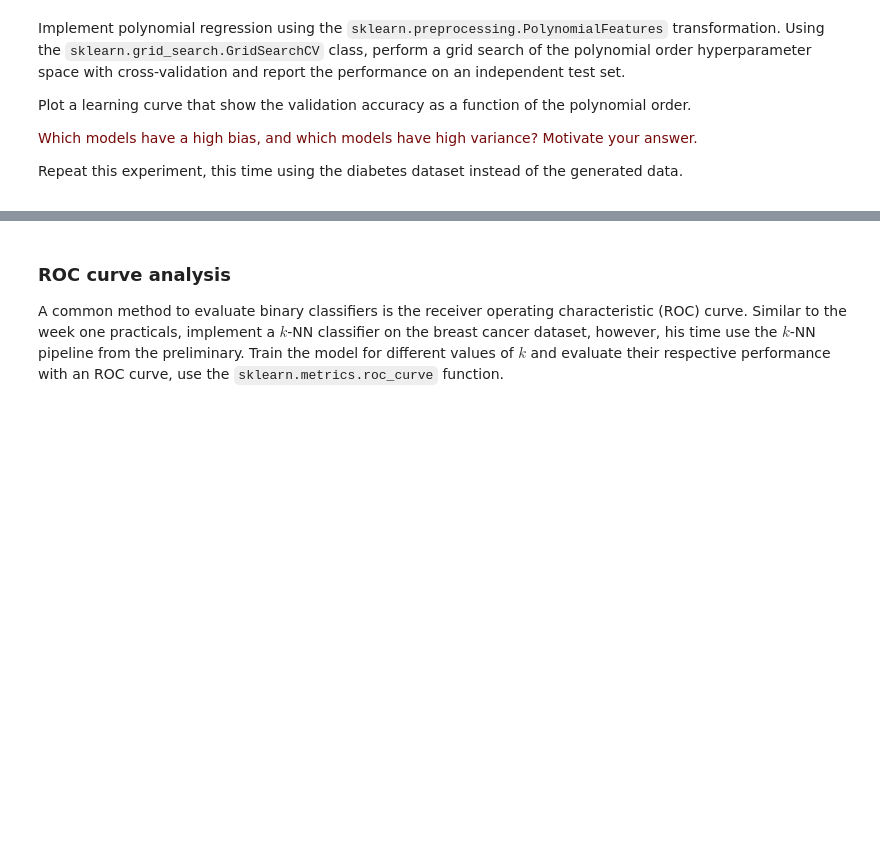
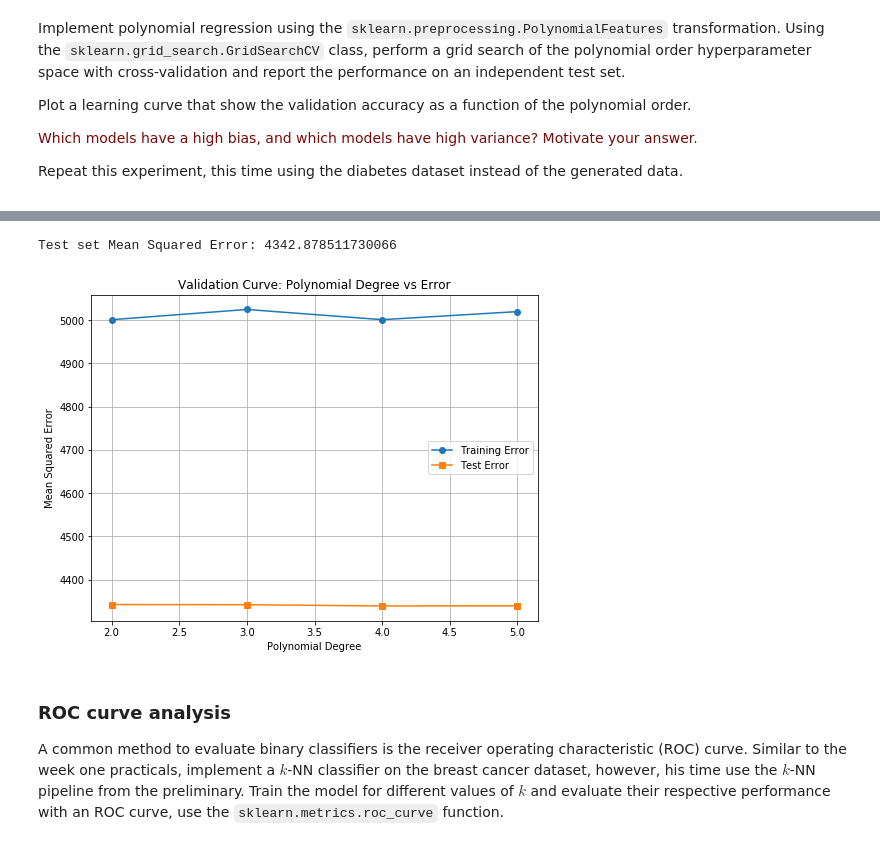
Before and after one commit to Oovian/8dm50-machine-learning, a Jupyter notebook: practicals/week_2.ipynb, the cells around one changed output, grey strips where cells are left out. Drawn from its saved outputs; the diff is of its cells as text; code cells hidden in the pictures; blank space fills up the shorter version.

```diff
--- a/practicals/week_2.ipynb
+++ b/practicals/week_2.ipynb
@@ -200,3 +234,14 @@ Test set Mean Squared Error: 3.2139667147015984
+# %%
+# load the diabetes dataset
+diabetes = datasets.load_diabetes()
+# use only one feature
+X_d = diabetes.data[:, np.newaxis, 3]
+y_d = diabetes.target
+
+polynomial_regression_with_validation_curve(X_d, y_d, dataset_name=diabetes, degrees=[2, 3, 4, 5], test_size=0.2, cv_folds=10)
+# %% [output]
+Test set Mean Squared Error: 4342.878511730066
+[figure, added]
 # %% [markdown]
 ### ROC curve analysis
 A common method to evaluate binary classifiers is the receiver operating characteristic (ROC) curve. Similar to the week one practicals, implement a $k$-NN classifier on the breast cancer dataset, however, his time use the $k$-NN pipeline from the preliminary. Train the model for different values of $k$ and evaluate their respective performance with an ROC curve, use the `sklearn.metrics.roc_curve` function.
```
Also changed, not shown: parts of 3 cells of this notebook.
